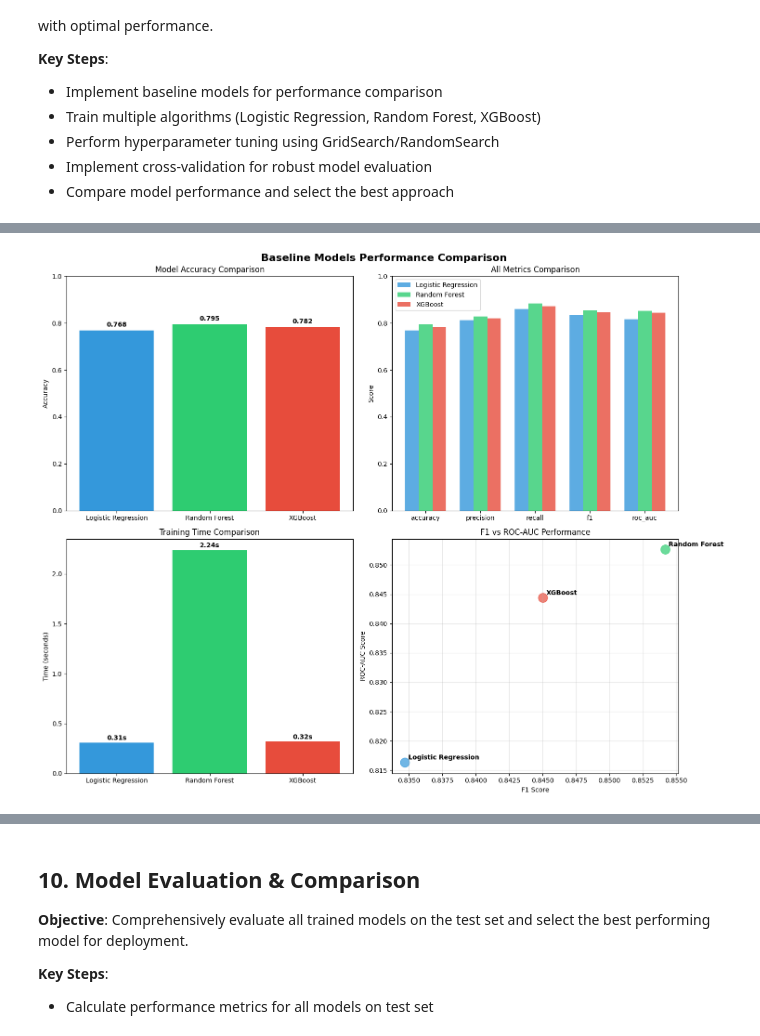
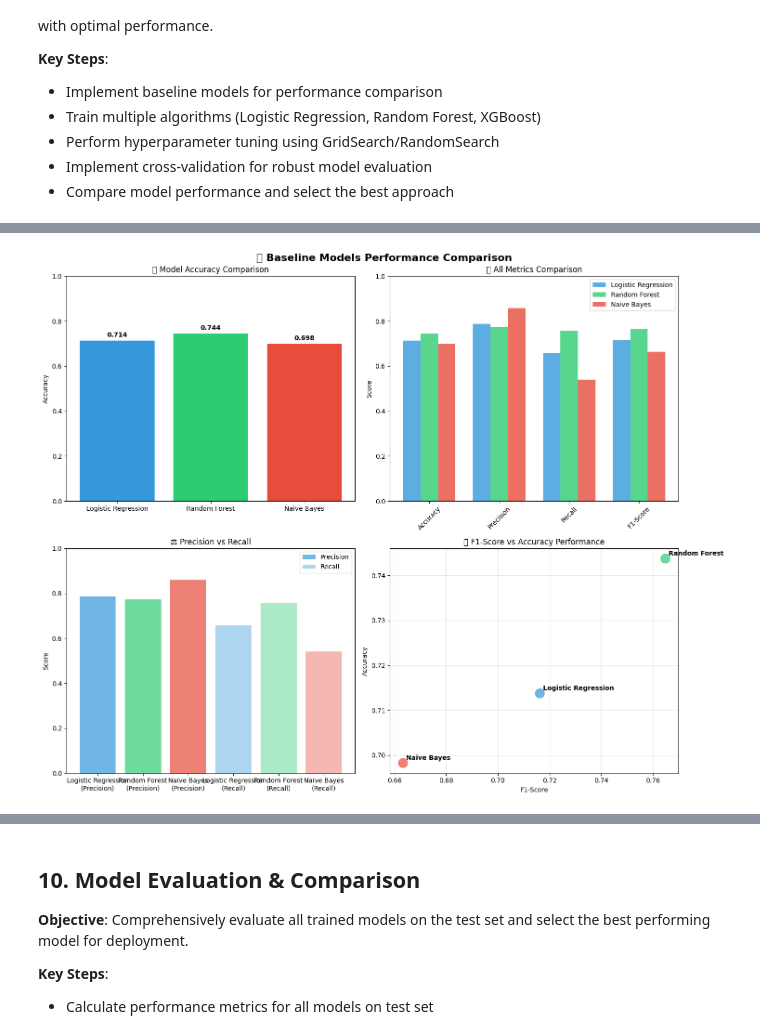
Before and after one commit to Bfestus/SMEs_predictor_final, a Jupyter notebook: notebooks/sme_analysis.ipynb, the cells around one changed output, grey strips where cells are left out. Drawn from its saved outputs; the diff is of its cells as text; code cells hidden in the pictures.

```diff
--- a/notebooks/sme_analysis.ipynb
+++ b/notebooks/sme_analysis.ipynb
@@ -37,7 +37,7 @@ print(" Ready to analyze SME data for Rwanda")
  Ready to analyze SME data for Rwanda
 # %%
 # Configuration and Constants
-DATA_PATH = '../data/sme_best.csv'
+DATA_PATH = '../data/sme_best_enhanced.csv'
 
 # Business sectors in Rwanda (simplified grouping)
 BUSINESS_SECTORS = {
@@ -3220,81 +3306,100 @@ print("=" * 60)
 # %%
 # Baseline Results Comparison
-print(" BASELINE MODELS PERFORMANCE COMPARISON")
+print("📊 BASELINE MODELS PERFORMANCE COMPARISON")
 print("=" * 60)
 
-# Create results DataFrame
-baseline_df = pd.DataFrame(baseline_results).T
+# Create results DataFrame from our baseline results
+baseline_df = pd.DataFrame(results).T
 baseline_df = baseline_df.round(4)
 
-print(" Performance Metrics:")
+print("📈 Performance Metrics:")
 print("-" * 40)
 print(baseline_df.to_string())
 
 # Find best performing model for each metric
-print(f"\n BEST PERFORMING MODELS:")
+print(f"\n🏆 BEST PERFORMING MODELS:")
 print("-" * 30)
-for metric in ['accuracy', 'precision', 'recall', 'f1', 'roc_auc']:
+for metric in ['Accuracy', 'Precision', 'Recall', 'F1-Score']:
     best_model = baseline_df[metric].idxmax()
     best_score = baseline_df[metric].max()
     print(f"   {metric.upper()}: {best_model} ({best_score:.4f})")
 
 # Visualization of baseline results
 fig, ((ax1, ax2), (ax3, ax4)) = plt.subplots(2, 2, figsize=(15, 12))
-fig.suptitle('Baseline Models Performance Comparison', fontsize=16, fontweight='bold')
+fig.suptitle('🤖 Baseline Models Performance Comparison', fontsize=16, fontweight='bold')
 
 # 1. Accuracy Comparison
-models_list = list(baseline_results.keys())
-accuracies = [baseline_results[model]['accuracy'] for model in models_list]
+models_list = list(results.keys())
+accuracies = [results[model]['Accuracy'] for model in models_list]
 colors = ['#3498db', '#2ecc71', '#e74c3c']
 
 bars1 = ax1.bar(models_list, accuracies, color=colors)
-ax1.set_title('Model Accuracy Comparison')
+ax1.set_title('📊 Model Accuracy Comparison')
 ax1.set_ylabel('Accuracy')
 ax1.set_ylim(0, 1)
 for bar, acc in zip(bars1, accuracies):
     ax1.text(bar.get_x() + bar.get_width()/2, bar.get_height() + 0.01,
              f'{acc:.3f}', ha='center', va='bottom', fontweight='bold')
 
-# 2. All Metrics Radar-like Comparison
-metrics = ['accuracy', 'precision', 'recall', 'f1', 'roc_auc']
+# 2. All Metrics Comparison
+metrics = ['Accuracy', 'Precision', 'Recall', 'F1-Score']
 x_pos = np.arange(len(metrics))
 width = 0.25
 
 for i, model in enumerate(models_list):
-    values = [baseline_results[model][metric] for metric in metrics]
+    values = [results[model][metric] for metric in metrics]
     ax2.bar(x_pos + i*width, values, width, label=model, color=colors[i], alpha=0.8)
 
-ax2.set_title('All Metrics Comparison')
+ax2.set_title('📈 All Metrics Comparison')
 ax2.set_ylabel('Score')
 ax2.set_xticks(x_pos + width)
-ax2.set_xticklabels(metrics)
+ax2.set_xticklabels(metrics, rotation=45)
 ax2.legend()
 ax2.set_ylim(0, 1)
 
-# 3. Training Time Comparison
-training_times = [baseline_results[model]['training_time'] for model in models_list]
-bars3 = ax3.bar(models_list, training_times, color=colors)
-ax3.set_title('Training Time Comparison')
-ax3.set_ylabel('Time (seconds)')
-for bar, time_val in zip(bars3, training_times):
-    ax3.text(bar.get_x() + bar.get_width()/2, bar.get_height() + 0.01,
-             f'{time_val:.2f}s', ha='center', va='bottom', fontweight='bold')
+# 3. Precision vs Recall Analysis
+precisions = [results[model]['Precision'] for model in models_list]
+recalls = [results[model]['Recall'] for model in models_list]
 
-# 4. F1 vs ROC-AUC Scatter
-f1_scores = [baseline_results[model]['f1'] for model in models_list]
-roc_scores = [baseline_results[model]['roc_auc'] for model in models_list]
+bars3 = ax3.bar([f"{model}\n(Precision)" for model in models_list], precisions, color=colors, alpha=0.7, label='Precision')
+bars4 = ax3.bar([f"{model}\n(Recall)" for model in models_list], recalls, color=colors, alpha=0.4, label='Recall')
+ax3.set_title('⚖️ Precision vs Recall')
+ax3.set_ylabel('Score')
+ax3.set_ylim(0, 1)
+ax3.legend()
 
-ax4.scatter(f1_scores, roc_scores, c=colors, s=200, alpha=0.7)
+# 4. F1-Score vs Accuracy Scatter
+f1_scores = [results[model]['F1-Score'] for model in models_list]
+accuracy_scores = [results[model]['Accuracy'] for model in models_list]
+
+ax4.scatter(f1_scores, accuracy_scores, c=colors, s=200, alpha=0.7)
 for i, model in enumerate(models_list):
-    ax4.annotate(model, (f1_scores[i], roc_scores[i]),
+    ax4.annotate(model, (f1_scores[i], accuracy_scores[i]),
                 xytext=(5, 5), textcoords='offset points', fontweight='bold')
-ax4.set_xlabel('F1 Score')
-ax4.set_ylabel('ROC-AUC Score')
-ax4.set_title('F1 vs ROC-AUC Performance')
+ax4.set_xlabel('F1-Score')
+ax4.set_ylabel('Accuracy')
+ax4.set_title('🎯 F1-Score vs Accuracy Performance')
 ax4.grid(True, alpha=0.3)
 
 plt.tight_layout()
 plt.show()
 
-print(" Baseline comparison visualization completed!")
+print("✅ Baseline comparison visualization completed!")
+
+# Summary of model rankings
+print(f"\n📋 MODEL RANKING SUMMARY:")
+print("=" * 50)
+
+# Rank models by each metric
+for metric in ['Accuracy', 'Precision', 'Recall', 'F1-Score']:
+    ranked_models = baseline_df.sort_values(metric, ascending=False)
+    print(f"\n🏆 {metric} Rankings:")
+    for i, (model, score) in enumerate(zip(ranked_models.index, ranked_models[metric]), 1):
+        print(f"   {i}. {model}: {score:.4f}")
+
+# Overall best model (by F1-Score)
+best_overall = baseline_df['F1-Score'].idxmax()
+best_f1 = baseline_df.loc[best_overall, 'F1-Score']
+print(f"\n🥇 OVERALL WINNER (by F1-Score): {best_overall} ({best_f1:.4f})")
+print(f"🎊 This model provides the best balance of precision and recall!")
 # %% [output]
@@ -3317 +3421 @@ XGBoost                0.7825     0.8196  0.8721  0.8450   0.8444         0.3217
-[figure, old version]
+[figure, new version]
```
Also changed, not shown: parts of 71 cells of this notebook, 14 other files.
